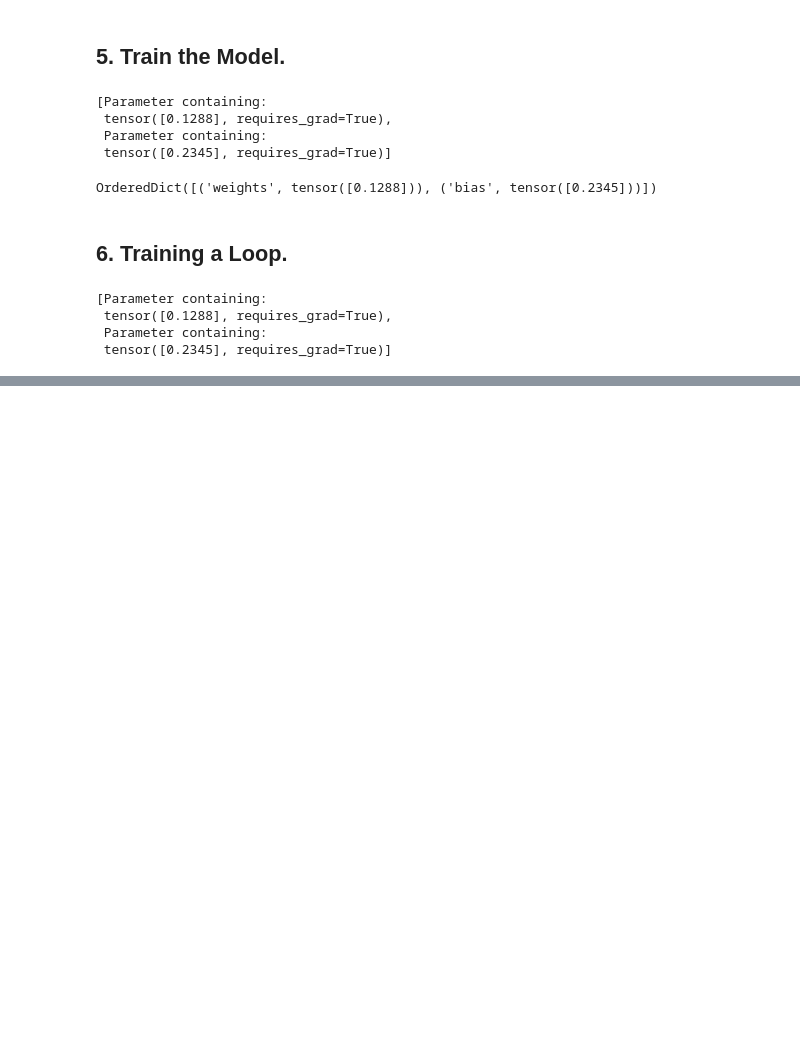
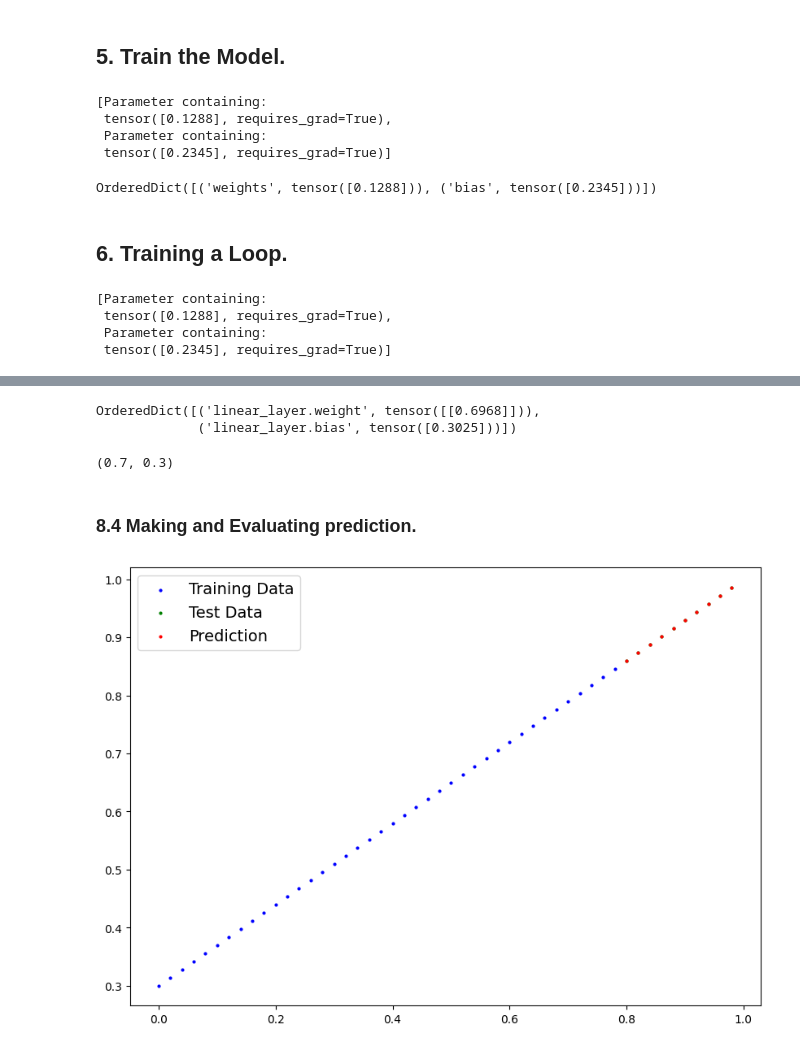
Before and after one commit to hieugia090806/Dev_LevelUp, a Jupyter notebook: Foundation/Day12/pytorch02.ipynb, the cells around one changed output, grey strips where cells are left out. Cells and saved outputs as stored; diff of their text form; code cells hidden in the pictures; blank space fills up the shorter version.

```diff
--- a/Foundation/Day12/pytorch02.ipynb
+++ b/Foundation/Day12/pytorch02.ipynb
@@ -261,0 +318,5 @@ for epoch in range(epochs):
+# %%
+loaded_model_0.eval()
+with torch.inference_mode():
+  y_preds = model_0(X_test)
+y_preds
@@ -261,0 +396,6 @@ for epoch in range(epochs):
+# %%
+#-- Split the Data. --#
+train_split = int(0.8 * len(X))
+X_train, y_train = X[:train_split], y[:train_split]
+X_test, y_test = X[train_split:], y[train_split:]
+len(X_train), len(y_train), len(X_test), len(y_test)
@@ -261,0 +451,27 @@ for epoch in range(epochs):
+# %%
+#-- Setup Loss Function. --#
+loff_fn = nn.L1Loss()
+#-- Setup optimizer. --#
+optimizer = torch.optim.SGD(params=model_1.parameters(),
+                            lr=0.01)
+#-- Create a training loop. --#
+torch.manual_seed(42)
+epochs = 200
+for epoch in range(epochs):
+  model_1.train()
+  #-- Forward pass. --#
+  y_pred = model_1(X_train)
+  #-- Calculate the loss. --#
+  loss = loff_fn(y_pred, y_train)
+  #-- Optimizer zero grad. --#
+  optimizer.zero_grad()
+  #- Perfrom backpropagation. --#
+  loss.backward()
+  #-- Optimizer Step. --#
+  optimizer.step()
+  model_1.eval()
+  with torch.inference_mode():
+    test_pred = model_1(X_test)
+    test_loss = loff_fn(test_pred, y_test)
+  if epoch % 10 == 0:
+    print(f"Epoch: {epoch} | Loss: {loss} | Test Loss: {test_loss}")
@@ -261,0 +499,18 @@ for epoch in range(epochs):
+# %%
+model_1.state_dict()
+# %% [output]
+OrderedDict([('linear_layer.weight', tensor([[0.6968]])),
+             ('linear_layer.bias', tensor([0.3025]))])
+# %%
+weight, bias
+# %% [output]
+(0.7, 0.3)
+# %% [markdown]
+### 8.4 Making and Evaluating prediction. ###
+# %%
+model_1.eval()
+with torch.inference_mode():
+  y_preds = model_1(X_test)
+plot_predictions(predictions=y_preds)
+# %% [output]
+[figure, added]
```
Also changed, not shown: parts of 26 cells of this notebook.
